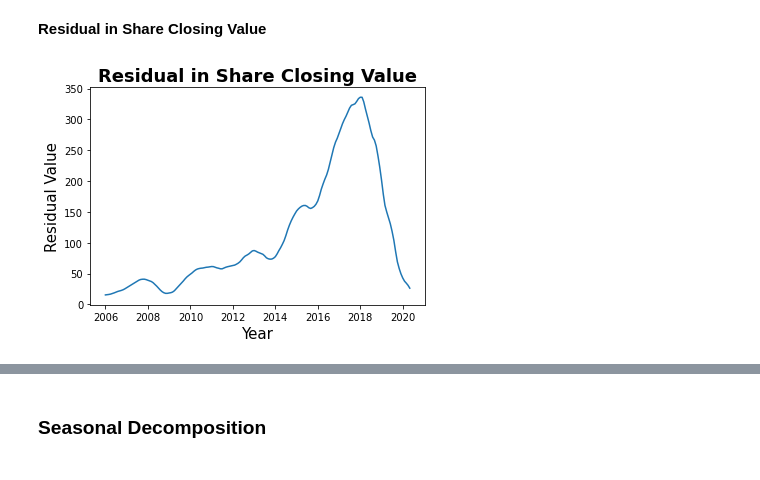
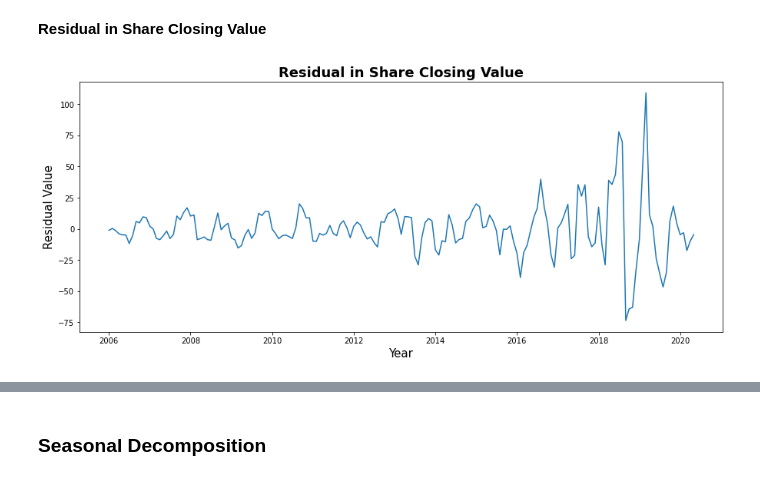
Before and after one commit to sudeep-009/Share-Price-Prediction, a Jupyter notebook: StockMarketPricePrediction.ipynb, the cells around one changed output, grey strips where cells are left out. Saved outputs shown, nothing was run; the diff lists cells and outputs as text; code cells hidden in the pictures.

```diff
--- a/StockMarketPricePrediction.ipynb
+++ b/StockMarketPricePrediction.ipynb
@@ -177,10 +159,11 @@ plt.show()
 # %% [markdown]
 **Residual in Share Closing Value**
 # %%
-plt.plot(seasonal_decompose(df.Close).trend)
+plt.figure(figsize=(15,6))
+plt.plot(seasonal_decompose(df.Close).resid)
 plt.xlabel('Year', fontsize=15)
 plt.ylabel('Residual Value', fontsize=15)
 plt.title('Residual in Share Closing Value', weight='bold', fontsize=18)
 plt.show()
 # %% [output]
-[figure, old version]
+[figure, new version]
```
Also changed, not shown: parts of 22 cells of this notebook.
